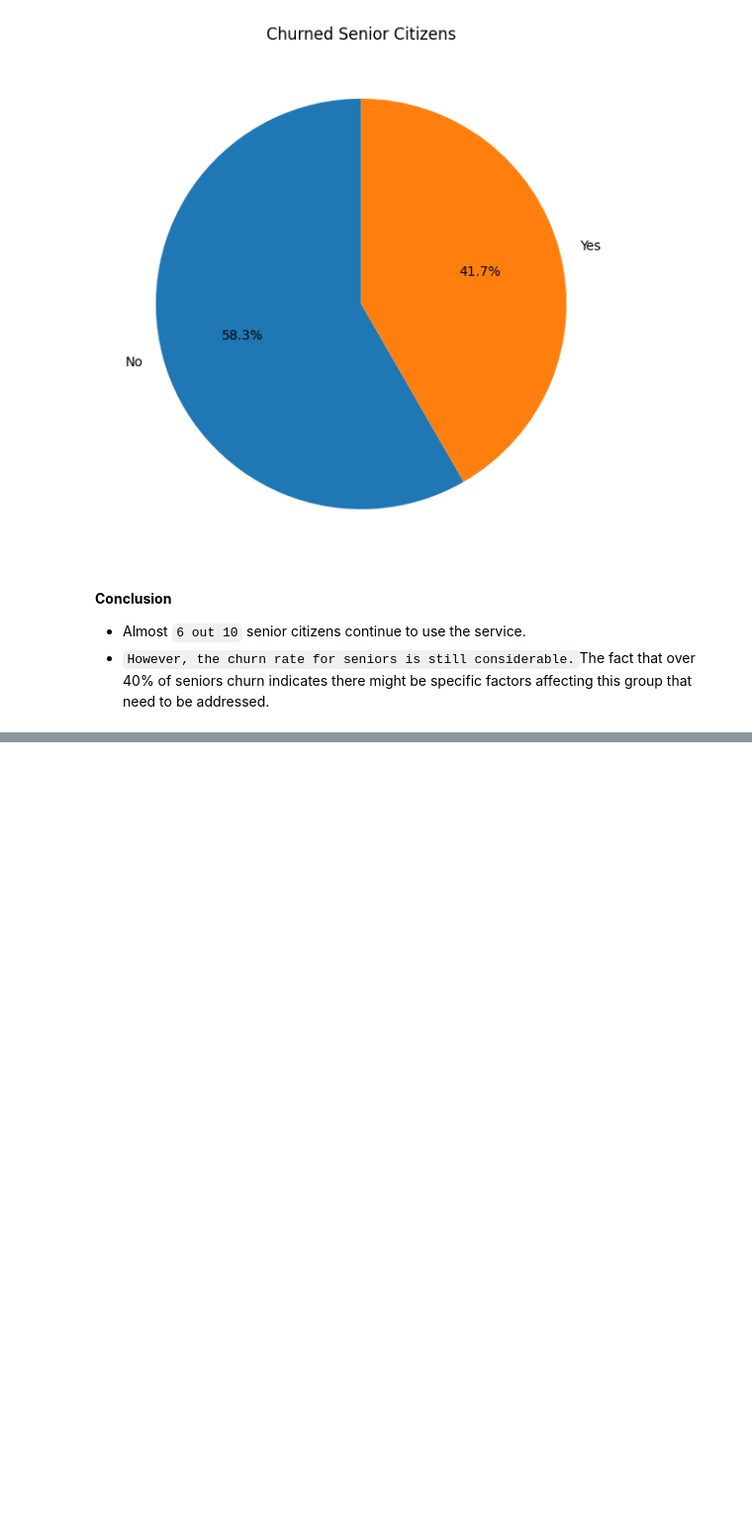
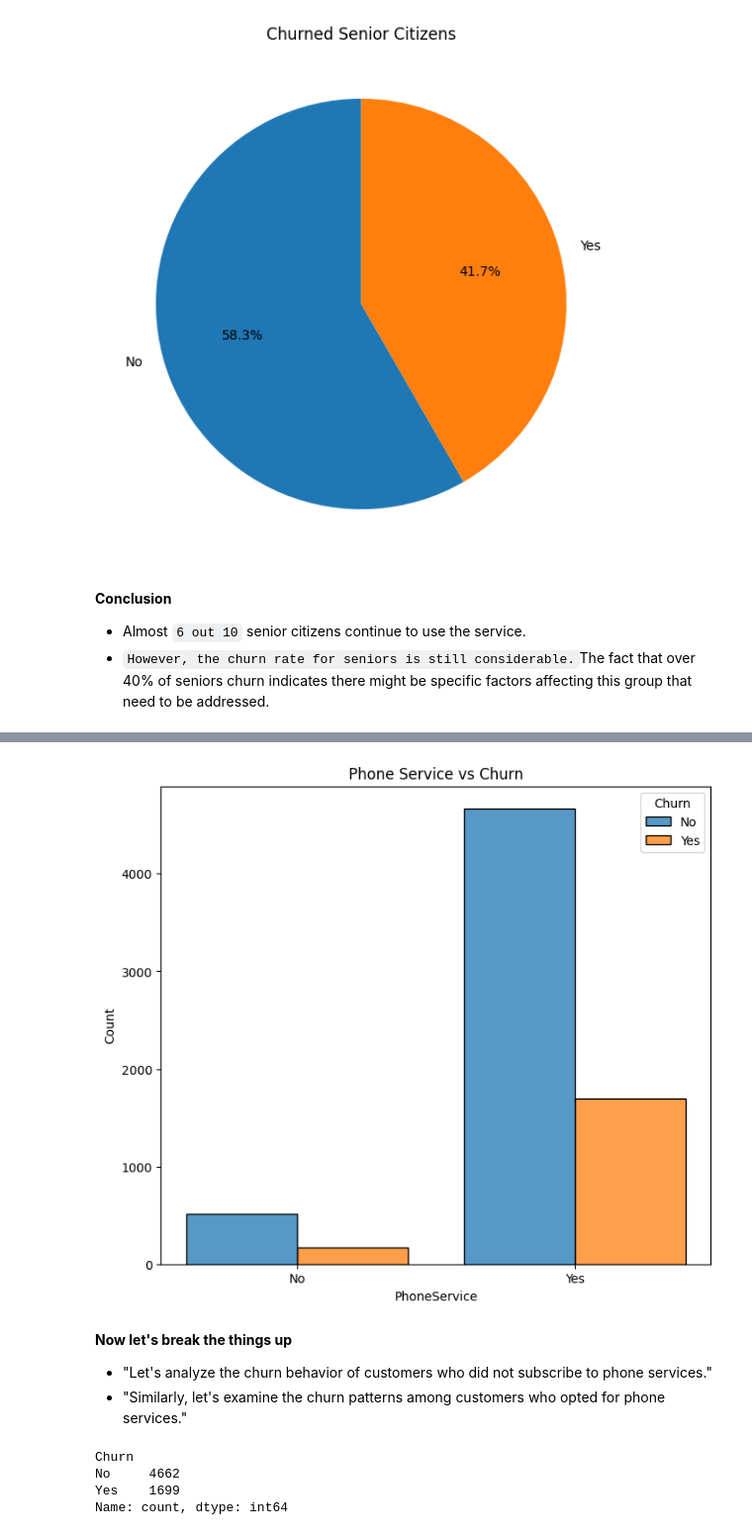
Before and after one commit to Tejeswar001/BootCamp-Jun-2024, a Jupyter notebook: Analysis/Customer_churn_analysis_PROJECT_2.ipynb, the cells around one changed output, grey strips where cells are left out. Shown at 99% size. Drawn from its saved outputs; the diff is of its cells as text; code cells hidden in the pictures; blank space fills up the shorter version.

```diff
--- a/Analysis/Customer_churn_analysis_PROJECT_2.ipynb
+++ b/Analysis/Customer_churn_analysis_PROJECT_2.ipynb
@@ -391,0 +415,19 @@ plt.show()
+# %%
+plt.figure(figsize=(8,7))
+sns.histplot(x=df['PhoneService'],hue=df['Churn'],multiple="dodge",shrink=.8)
+plt.title('Phone Service vs Churn')
+plt.show()
+# %% [output]
+[figure, added]
+# %% [markdown]
+**Now let's break the things up**
+- "Let's analyze the churn behavior of customers who did not subscribe to phone services."
+- "Similarly, let's examine the churn patterns among customers who opted for phone services."
+# %%
+churn_phone = df[df['PhoneService']=='Yes']['Churn'].value_counts()
+print(churn_phone)
+# %% [output]
+Churn
+No     4662
+Yes    1699
+Name: count, dtype: int64
```
Also changed, not shown: parts of 15 cells of this notebook.
